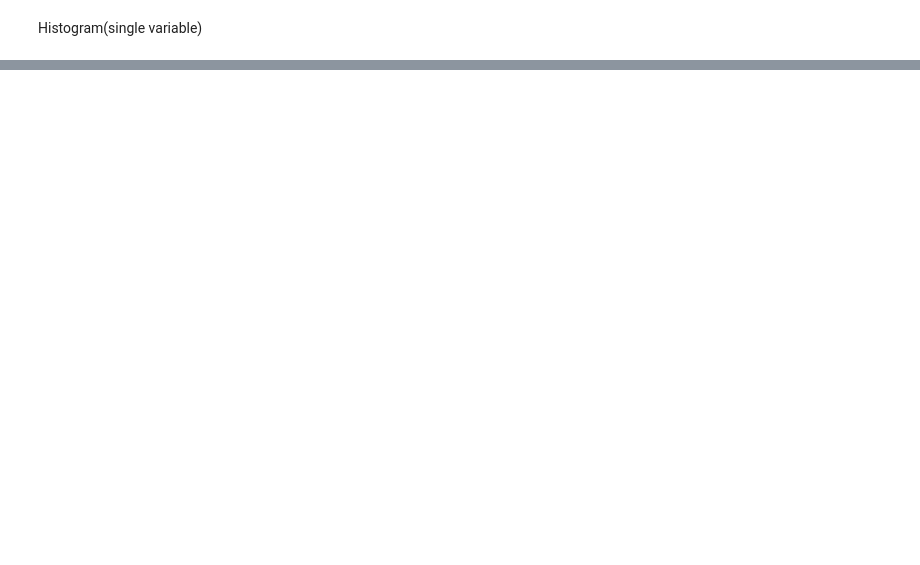
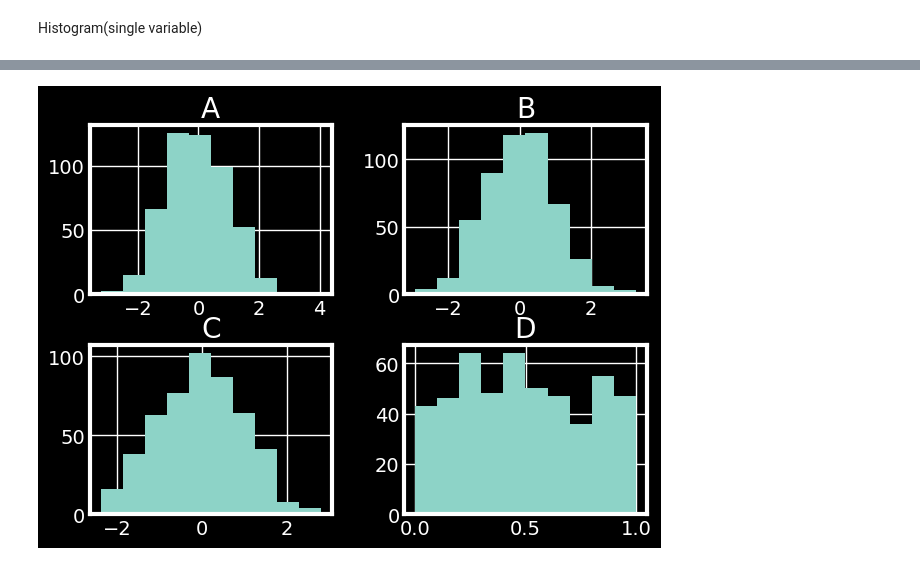
Before and after one commit to RaisulislamRimon/data-science-notes, a Jupyter notebook: module_8/module_8_class/class_2/1_data_visualization_pandas.ipynb, the cells around one changed output, grey strips where cells are left out. Cells and saved outputs as stored; diff of their text form; code cells hidden in the pictures; blank space fills up the shorter version.

```diff
--- a/module_8/module_8_class/class_2/1_data_visualization_pandas.ipynb
+++ b/module_8/module_8_class/class_2/1_data_visualization_pandas.ipynb
@@ -219,0 +220,4 @@ df2['X'].plot(kind="hist", bins=20)
+# %%
+df1.hist();
+# %% [output]
+[figure, added]
```
Also changed, not shown: parts of 42 cells of this notebook.
